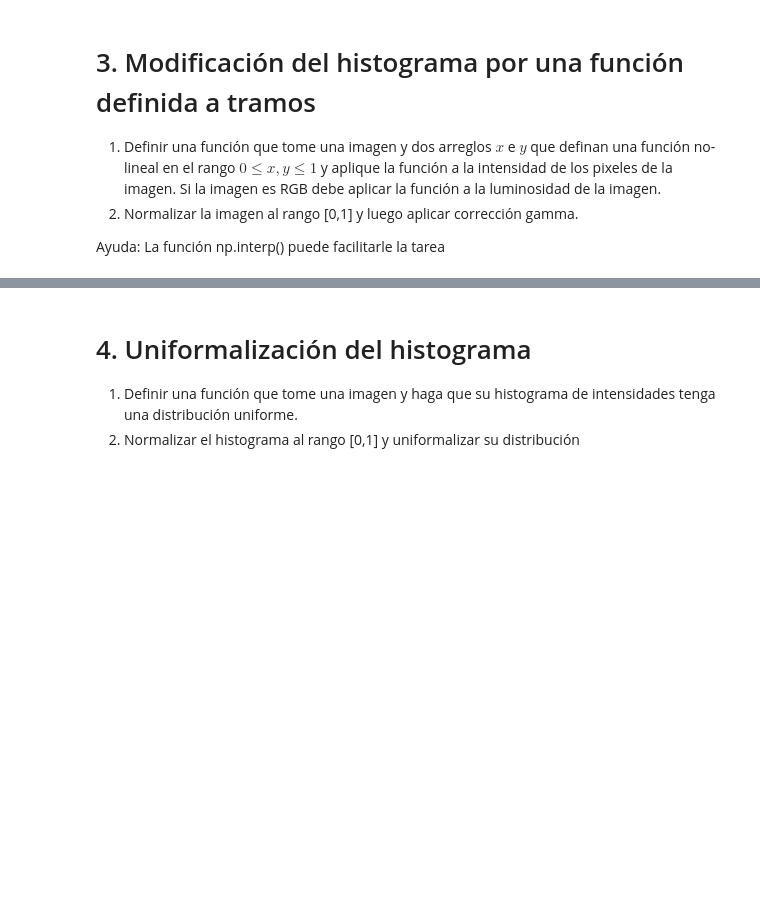
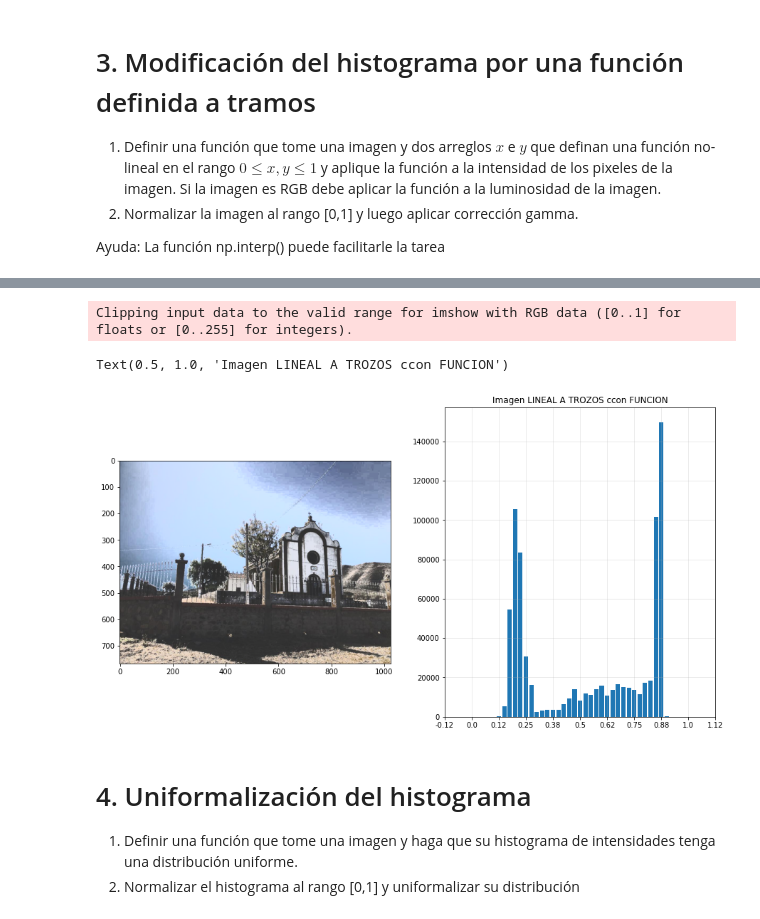
Before and after one commit to tarraga888/PDI_Practicas, a Jupyter notebook: P3EDTT.ipynb, the cells around one changed output, grey strips where cells are left out. Cells and saved outputs as stored; diff of their text form; code cells hidden in the pictures; blank space fills up the shorter version.

```diff
--- a/P3EDTT.ipynb
+++ b/P3EDTT.ipynb
@@ -199,3 +244,13 @@ Text(0.5, 1.0, 'Imagen LINEAL A TROZOS')
+# %%
+ImagenRGBLFT = yiq2rgb(YIQLTF) #Convierte de YIQ Gama a RGB
+_, axes = plt.subplots(1, 2, figsize=(15,8))
+axes[0].imshow(ImagenRGBLFT, vmin=0, vmax=1)
+plot_hist(ImagenRGBLFT, 40, axes[1])
+axes[1].set_title('Imagen LINEAL A TROZOS ccon FUNCION')
+# %% [output]
+Clipping input data to the valid range for imshow with RGB data ([0..1] for floats or [0..255] for integers).
+Text(0.5, 1.0, 'Imagen LINEAL A TROZOS ccon FUNCION')
+[figure, added]
 # %% [markdown]
 # 4. Uniformalización del histograma
 
```
Also changed, not shown: parts of 13 cells of this notebook.
